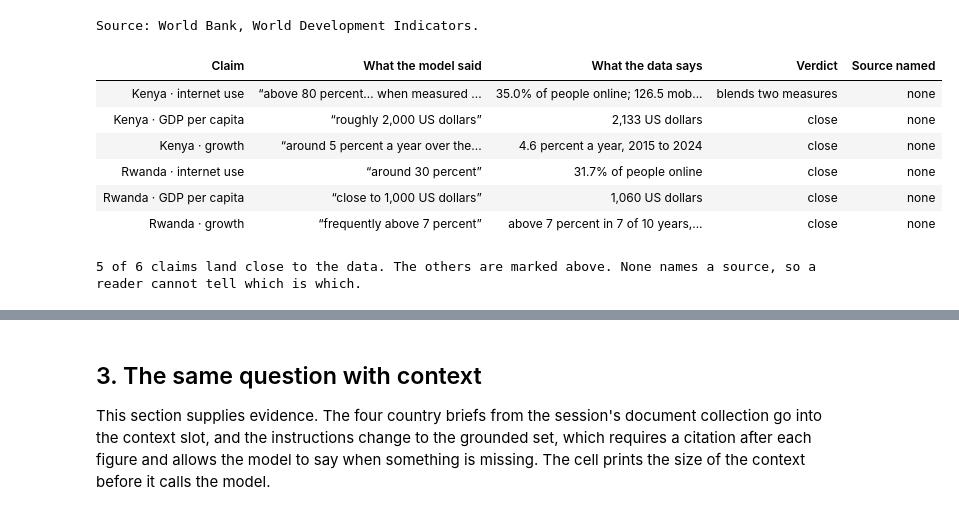
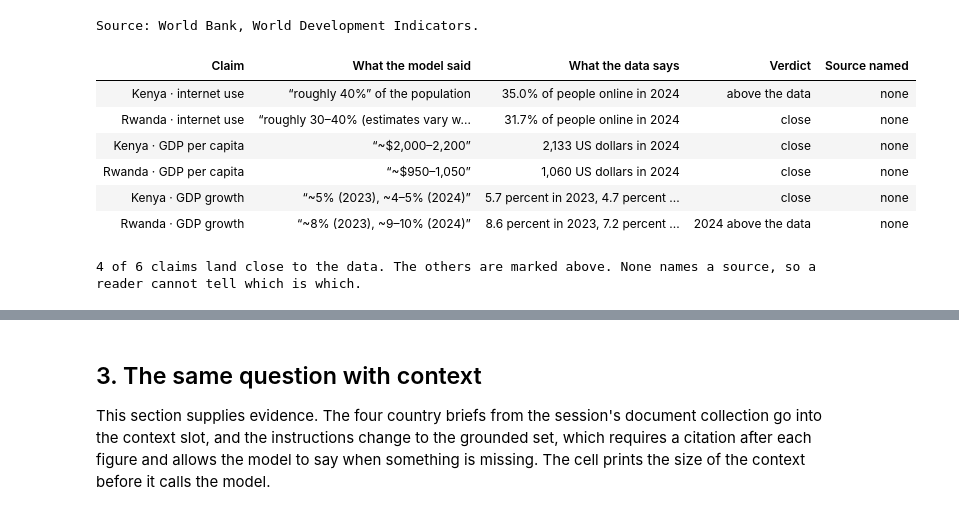
Before and after one commit to worldbank/ai4data, a Jupyter notebook: training/session-01-building-ai-applications/notebooks/01-from-model-to-application.ipynb, the cells around one changed output, grey strips where cells are left out. Cells and saved outputs as stored; diff of their text form; code cells hidden in the pictures.

Commit message:
Training: new recorded zero-context answer for notebook 01, with the claims comparison, the explanation, and the before-and-after diagram updated to it

```diff
--- a/training/session-01-building-ai-applications/notebooks/01-from-model-to-application.ipynb
+++ b/training/session-01-building-ai-applications/notebooks/01-from-model-to-application.ipynb
@@ -145,29 +184,29 @@ w.show_table(["Indicator", "Country", "2023", "2024"], rows, source="Source: Wor
 Source: World Bank, World Development Indicators.
 # %%
 def value(ind, country):
-    return w.latest(w.indicator_lookup(ind, country, start=2023))["value"]
+    o = w.latest(w.indicator_lookup(ind, country, start=2023))
+    return o["value"], o["year"]
 
 
-def growth(country):
-    return [o["value"] for o in w.indicator_lookup("NY.GDP.MKTP.KD.ZG", country, start=2015)["observations"]]
+def growth(country, year):
+    return next(o["value"] for o in w.indicator_lookup("NY.GDP.MKTP.KD.ZG", country, start=year)["observations"] if o["year"] == year)
 
 
 rows = [  # (claim, what the model said, what the data says, verdict)
-    ("Kenya · internet use", "“above 80 percent… when measured by subscriptions”",
-     f"{value('IT.NET.USER.ZS', 'Kenya'):.1f}% of people online; {value('IT.CEL.SETS.P2', 'Kenya'):.1f} mobile subscriptions per 100", "blends two measures"),
-    ("Kenya · GDP per capita", "“roughly 2,000 US dollars”", f"{value('NY.GDP.PCAP.CD', 'Kenya'):,.0f} US dollars", "close"),
-    ("Kenya · growth", "“around 5 percent a year over the past decade”", f"{sum(growth('Kenya')) / len(growth('Kenya')):.1f} percent a year, 2015 to 2024", "close"),
-    ("Rwanda · internet use", "“around 30 percent”", f"{value('IT.NET.USER.ZS', 'Rwanda'):.1f}% of people online", "close"),
-    ("Rwanda · GDP per capita", "“close to 1,000 US dollars”", f"{value('NY.GDP.PCAP.CD', 'Rwanda'):,.0f} US dollars", "close"),
-    ("Rwanda · growth", "“frequently above 7 percent”", f"above 7 percent in {sum(g > 7 for g in growth('Rwanda'))} of {len(growth('Rwanda'))} years, 2015 to 2024", "close"),
+    ("Kenya · internet use", "“roughly 40%” of the population", "{:.1f}% of people online in {}".format(*value("IT.NET.USER.ZS", "Kenya")), "above the data"),
+    ("Rwanda · internet use", "“roughly 30–40% (estimates vary widely)”", "{:.1f}% of people online in {}".format(*value("IT.NET.USER.ZS", "Rwanda")), "close"),
+    ("Kenya · GDP per capita", "“~$2,000–2,200”", "{:,.0f} US dollars in {}".format(*value("NY.GDP.PCAP.CD", "Kenya")), "close"),
+    ("Rwanda · GDP per capita", "“~$950–1,050”", "{:,.0f} US dollars in {}".format(*value("NY.GDP.PCAP.CD", "Rwanda")), "close"),
+    ("Kenya · GDP growth", "“~5% (2023), ~4–5% (2024)”", f"{growth('Kenya', 2023):.1f} percent in 2023, {growth('Kenya', 2024):.1f} percent in 2024", "close"),
+    ("Rwanda · GDP growth", "“~8% (2023), ~9–10% (2024)”", f"{growth('Rwanda', 2023):.1f} percent in 2023, {growth('Rwanda', 2024):.1f} percent in 2024", "2024 above the data"),
 ]
 w.show_claim_check(rows)
 # %% [output]
 | Claim | What the model said | What the data says | Verdict | Source named |
-| Kenya · internet use | “above 80 percent… when measured ... | 35.0% of people online; 126.5 mob... | blends two measures | none |
-| Kenya · GDP per capita | “roughly 2,000 US dollars” | 2,133 US dollars | close | none |
-| Kenya · growth | “around 5 percent a year over the... | 4.6 percent a year, 2015 to 2024 | close | none |
-| Rwanda · internet use | “around 30 percent” | 31.7% of people online | close | none |
-| Rwanda · GDP per capita | “close to 1,000 US dollars” | 1,060 US dollars | close | none |
-| Rwanda · growth | “frequently above 7 percent” | above 7 percent in 7 of 10 years,... | close | none |
+| Kenya · internet use | “roughly 40%” of the population | 35.0% of people online in 2024 | above the data | none |
+| Rwanda · internet use | “roughly 30–40% (estimates vary w... | 31.7% of people online in 2024 | close | none |
+| Kenya · GDP per capita | “~$2,000–2,200” | 2,133 US dollars in 2024 | close | none |
+| Rwanda · GDP per capita | “~$950–1,050” | 1,060 US dollars in 2024 | close | none |
+| Kenya · GDP growth | “~5% (2023), ~4–5% (2024)” | 5.7 percent in 2023, 4.7 percent ... | close | none |
+| Rwanda · GDP growth | “~8% (2023), ~9–10% (2024)” | 8.6 percent in 2023, 7.2 percent ... | 2024 above the data | none |
-5 of 6 claims land close to the data. The others are marked above. None names a source, so a reader cannot tell which is which.
+4 of 6 claims land close to the data. The others are marked above. None names a source, so a reader cannot tell which is which.
```
Also changed, not shown: parts of 6 cells of this notebook, 3 other files.
